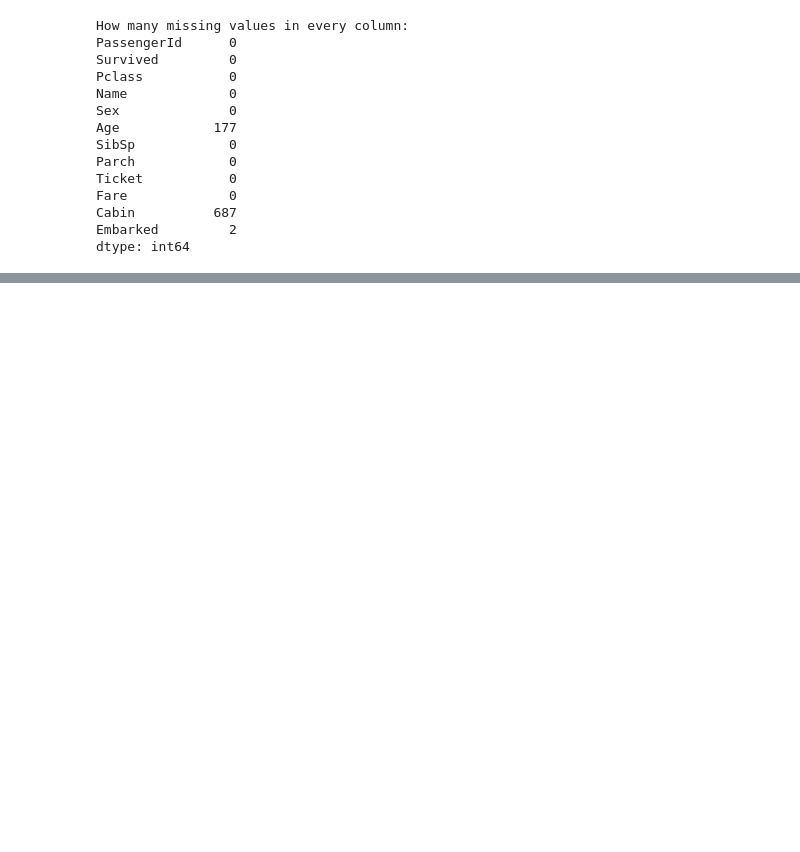
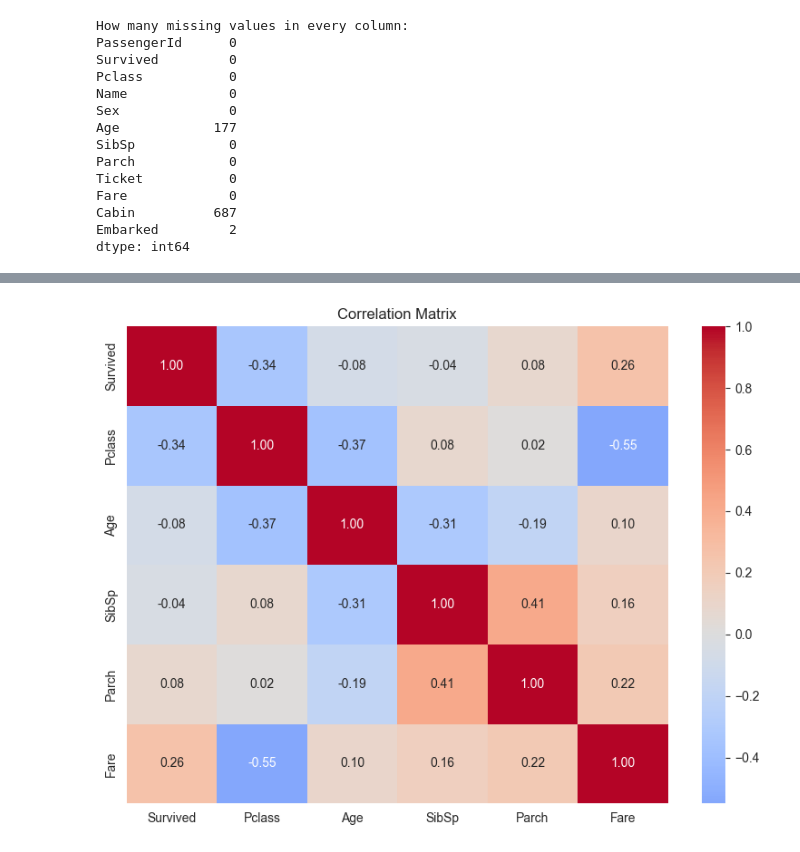
Before and after one commit to Igusilla/ML-titanic, a Jupyter notebook: notebooks/EDA.ipynb, the cells around one changed output, grey strips where cells are left out. Cells and saved outputs as stored; diff of their text form; code cells hidden in the pictures; blank space fills up the shorter version.

```diff
--- a/notebooks/EDA.ipynb
+++ b/notebooks/EDA.ipynb
@@ -49,0 +105,14 @@ dtype: int64
+# %%
+# Correlation heatmap of features
+
+numeric_cols = ['Survived', 'Pclass', 'Age', 'SibSp', 'Parch', 'Fare']
+corr = df[numeric_cols].corr()
+
+plt.figure(figsize=(8, 6))
+sns.heatmap(corr, annot=True, fmt='.2f', cmap='coolwarm', center=0)
+plt.title('Correlation Matrix')
+plt.tight_layout()
+plt.savefig('../plots/correlation_matrix.png', dpi=150)
+plt.show()
+# %% [output]
+[figure, added]
```
Also changed, not shown: parts of 5 cells of this notebook, 6 other files.
